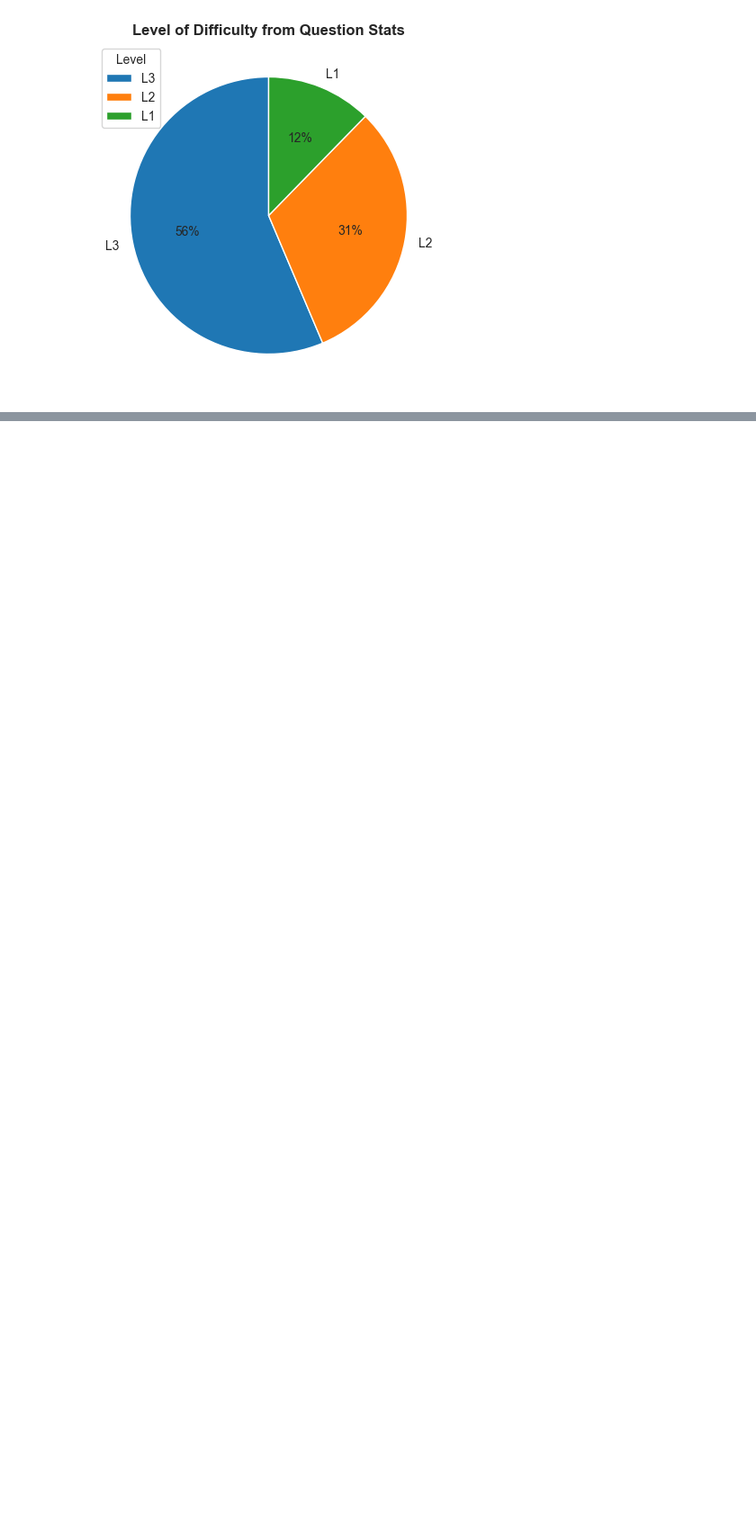
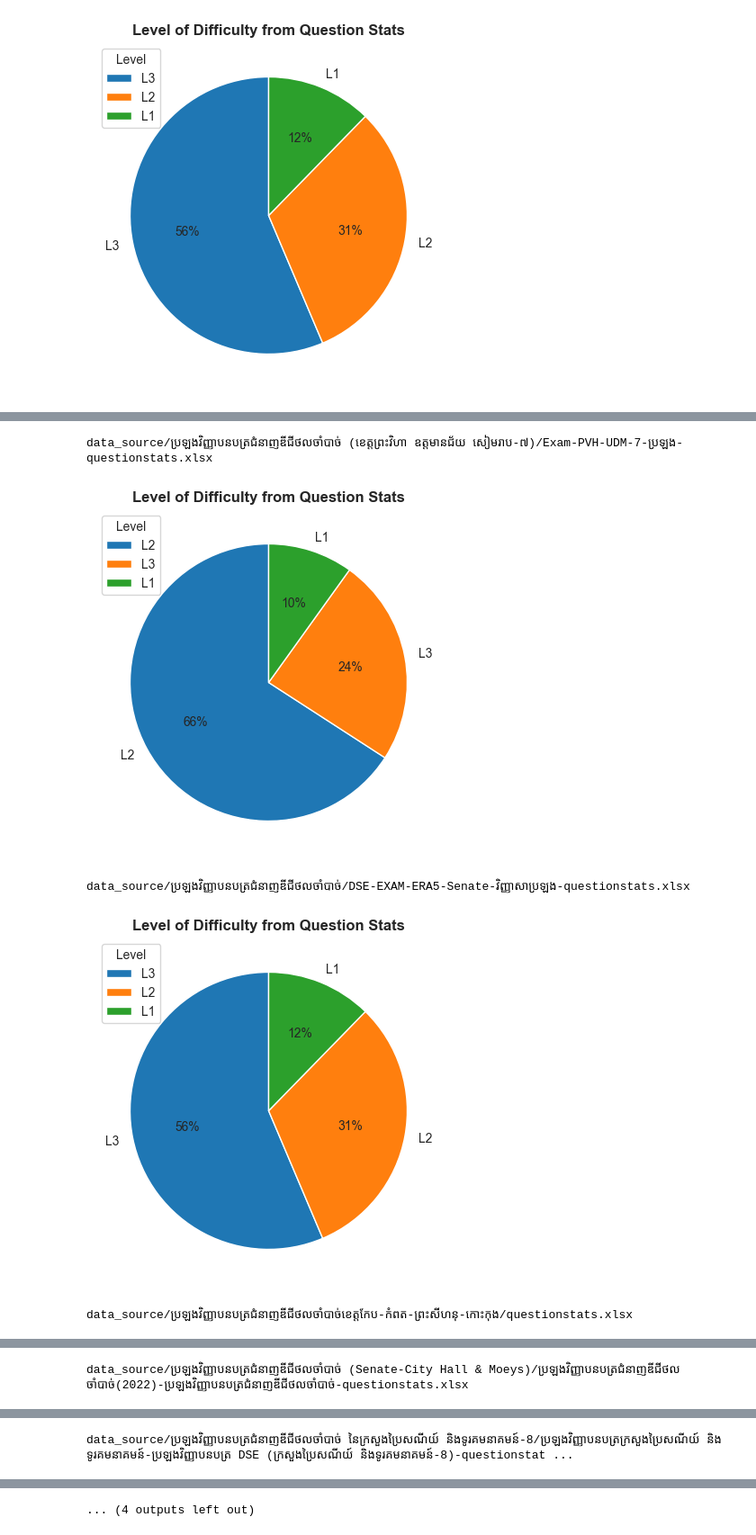
Before and after one commit to Sophal24/DSE_analysis_ds_2023, a Jupyter notebook: 5_question_difficult_level.ipynb, the cells around one changed output, grey strips where cells are left out. Shown at 90% size. Drawn from its saved outputs; the diff is of its cells as text; code cells hidden in the pictures; blank space fills up the shorter version.

Commit message:
Update analysis on dse exam and difficulty level

```diff
--- a/5_question_difficult_level.ipynb
+++ b/5_question_difficult_level.ipynb
@@ -340,0 +393,4 @@ plt.show()
+# %%
+excel_data_paths = glob.glob('data_source/**/*.xlsx', recursive=True)
+print("Amount of CSV file: ", len(excel_data_paths))
+# print("Excel Data:", excel_data_paths)
@@ -340,0 +399,16 @@ plt.show()
+# %%
+for path in excel_data_paths:
+    if('questionstats' in path):
+        print(path)
+
+        display_questionstat(path)
+
+        # df = pd.read_excel(path, sheet_name=1)
+        # print(df.shape)
+        # print('')
+# %% [output]
+data_source/ប្រឡងវិញ្ញាបនបត្រជំនាញឌីជីថលចាំបាច់ (ខេត្តព្រះវិហា ឧត្តមានជ័យ សៀមរាប-៧)/Exam-PVH-UDM-7-ប្រឡង-questionstats.xlsx
+[figure, added]
+data_source/ប្រឡងវិញ្ញាបនបត្រជំនាញឌីជីថលចាំបាច់/DSE-EXAM-ERA5-Senate-វិញ្ញាសាប្រឡង-questionstats.xlsx
+[figure, added]
+data_source/ប្រឡងវិញ្ញាបនបត្រជំនាញឌីជីថលចាំបាច់ខេត្តកែប-កំពត-ព្រះសីហនុ-កោះកុង/questionstats.xlsx
@@ -340,0 +416 @@ plt.show()
+data_source/ប្រឡងវិញ្ញាបនបត្រជំនាញឌីជីថលចាំបាច់ (Senate-City Hall & Moeys)/ប្រឡងវិញ្ញាបនបត្រជំនាញឌីជីថលចាំបាច់(2022)-ប្រឡងវិញ្ញាបនបត្រជំនាញឌីជីថលចាំបាច់-questionstats.xlsx
@@ -340,0 +420 @@ plt.show()
+data_source/ប្រឡងវិញ្ញាបនបត្រជំនាញឌីជីថលចាំបាច់ នៃក្រសួងប្រៃសណីយ៍ និងទូរគមនាគមន៍-8/ប្រឡងវិញ្ញាបនបត្រក្រសួងប្រៃសណីយ៍ និងទូរគមនាគមន៍-ប្រឡងវិញ្ញាបនបត្រ DSE (ក្រសួងប្រៃសណីយ៍ និងទូរគមនាគមន៍-8)-questionstat ...
@@ -340,0 +422 @@ plt.show()
+... (4 outputs left out)
```
Also changed, not shown: parts of 20 cells of this notebook, 1 other file.
